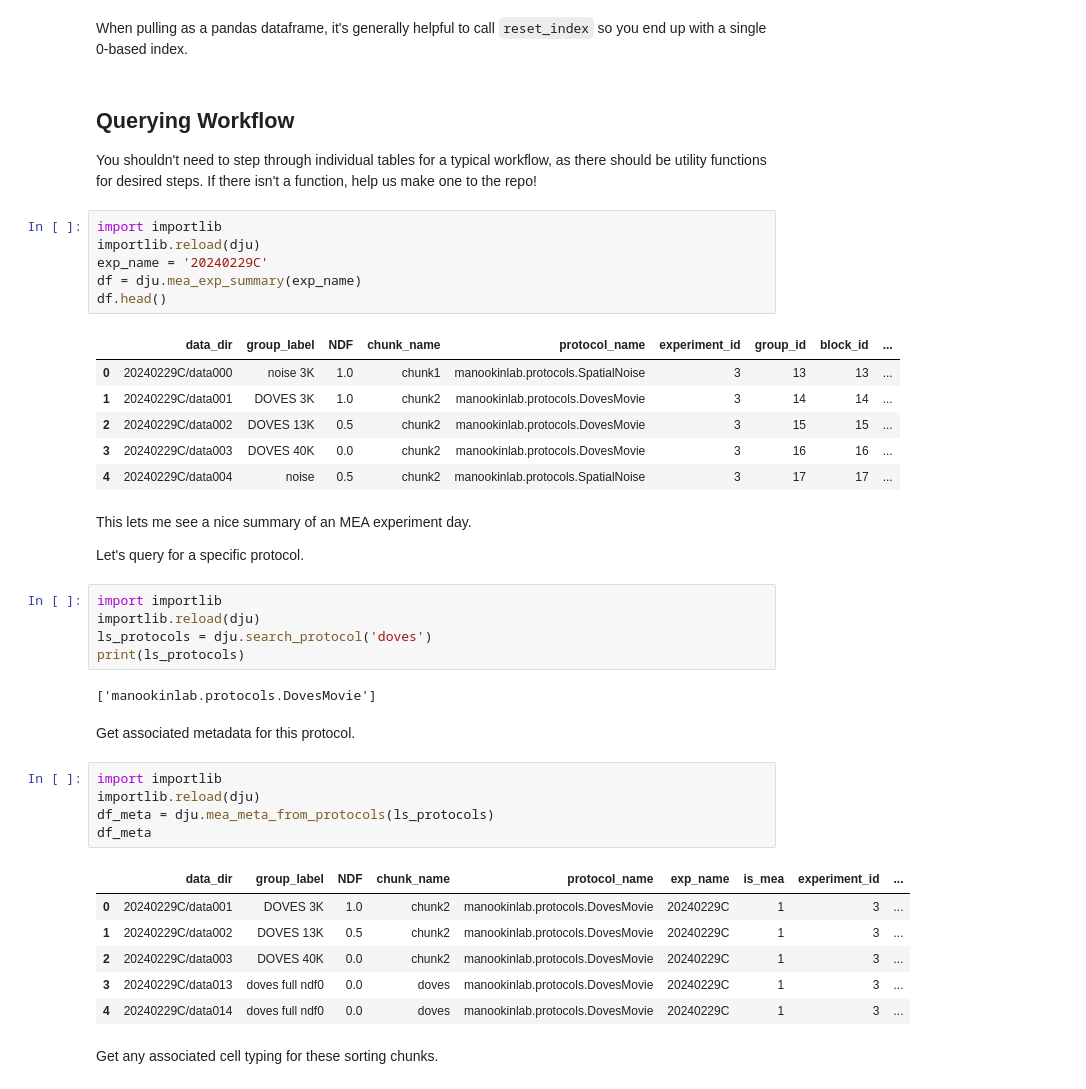
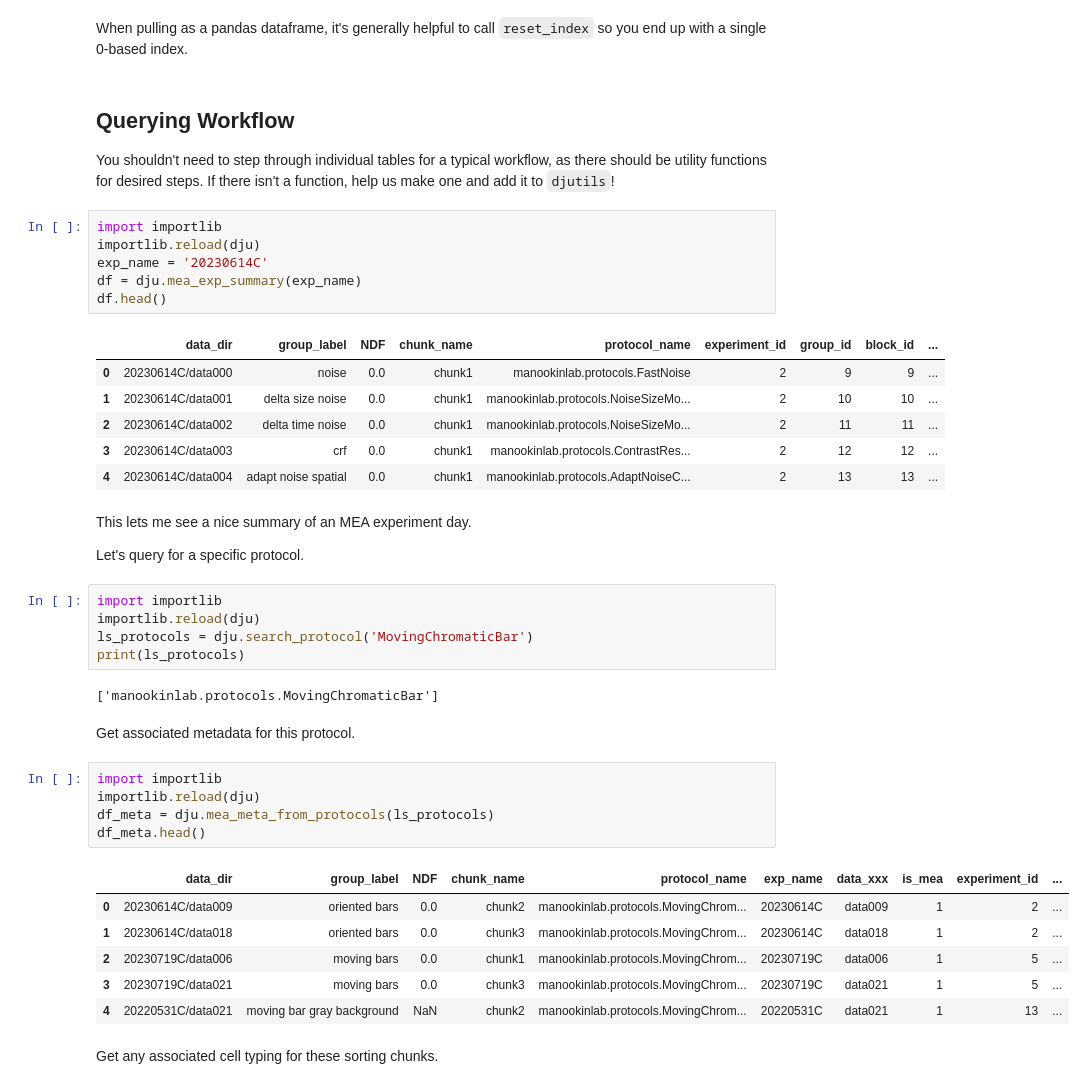
Before and after one commit to vmr160030/datajoint, a Jupyter notebook: nbs/202503_tutorial.ipynb, the cells around one changed output. Drawn from its saved outputs; the diff is of its cells as text.

```diff
--- a/nbs/202503_tutorial.ipynb
+++ b/nbs/202503_tutorial.ipynb
@@ -78,20 +164,20 @@ df.head()
 When pulling as a pandas dataframe, it's generally helpful to call `reset_index` so you end up with a single 0-based index.
 # %% [markdown]
 ## Querying Workflow
-You shouldn't need to step through individual tables for a typical workflow, as there should be utility functions for desired steps. If there isn't a function, help us make one to the repo!
+You shouldn't need to step through individual tables for a typical workflow, as there should be utility functions for desired steps. If there isn't a function, help us make one and add it to `djutils`!
 # %%
 import importlib
 importlib.reload(dju)
-exp_name = '20240229C'
+exp_name = '20230614C'
 df = dju.mea_exp_summary(exp_name)
 df.head()
 # %% [output]
 |  | data_dir | group_label | NDF | chunk_name | protocol_name | experiment_id | group_id | block_id | ... |
-| 0 | 20240229C/data000 | noise 3K | 1.0 | chunk1 | manookinlab.protocols.SpatialNoise | 3 | 13 | 13 | ... |
-| 1 | 20240229C/data001 | DOVES 3K | 1.0 | chunk2 | manookinlab.protocols.DovesMovie | 3 | 14 | 14 | ... |
-| 2 | 20240229C/data002 | DOVES 13K | 0.5 | chunk2 | manookinlab.protocols.DovesMovie | 3 | 15 | 15 | ... |
-| 3 | 20240229C/data003 | DOVES 40K | 0.0 | chunk2 | manookinlab.protocols.DovesMovie | 3 | 16 | 16 | ... |
-| 4 | 20240229C/data004 | noise | 0.5 | chunk2 | manookinlab.protocols.SpatialNoise | 3 | 17 | 17 | ... |
+| 0 | 20230614C/data000 | noise | 0.0 | chunk1 | manookinlab.protocols.FastNoise | 2 | 9 | 9 | ... |
+| 1 | 20230614C/data001 | delta size noise | 0.0 | chunk1 | manookinlab.protocols.NoiseSizeMo... | 2 | 10 | 10 | ... |
+| 2 | 20230614C/data002 | delta time noise | 0.0 | chunk1 | manookinlab.protocols.NoiseSizeMo... | 2 | 11 | 11 | ... |
+| 3 | 20230614C/data003 | crf | 0.0 | chunk1 | manookinlab.protocols.ContrastRes... | 2 | 12 | 12 | ... |
+| 4 | 20230614C/data004 | adapt noise spatial | 0.0 | chunk1 | manookinlab.protocols.AdaptNoiseC... | 2 | 13 | 13 | ... |
 # %% [markdown]
 This lets me see a nice summary of an MEA experiment day.
 
@@ -99,24 +185,24 @@ Let's query for a specific protocol.
 # %%
 import importlib
 importlib.reload(dju)
-ls_protocols = dju.search_protocol('doves')
+ls_protocols = dju.search_protocol('MovingChromaticBar')
 print(ls_protocols)
 # %% [output]
-['manookinlab.protocols.DovesMovie']
+['manookinlab.protocols.MovingChromaticBar']
 # %% [markdown]
 Get associated metadata for this protocol.
 # %%
 import importlib
 importlib.reload(dju)
 df_meta = dju.mea_meta_from_protocols(ls_protocols)
-df_meta
+df_meta.head()
 # %% [output]
-|  | data_dir | group_label | NDF | chunk_name | protocol_name | exp_name | is_mea | experiment_id | ... |
-| 0 | 20240229C/data001 | DOVES 3K | 1.0 | chunk2 | manookinlab.protocols.DovesMovie | 20240229C | 1 | 3 | ... |
-| 1 | 20240229C/data002 | DOVES 13K | 0.5 | chunk2 | manookinlab.protocols.DovesMovie | 20240229C | 1 | 3 | ... |
-| 2 | 20240229C/data003 | DOVES 40K | 0.0 | chunk2 | manookinlab.protocols.DovesMovie | 20240229C | 1 | 3 | ... |
-| 3 | 20240229C/data013 | doves full ndf0 | 0.0 | doves | manookinlab.protocols.DovesMovie | 20240229C | 1 | 3 | ... |
-| 4 | 20240229C/data014 | doves full ndf0 | 0.0 | doves | manookinlab.protocols.DovesMovie | 20240229C | 1 | 3 | ... |
+|  | data_dir | group_label | NDF | chunk_name | protocol_name | exp_name | data_xxx | is_mea | experiment_id | ... |
+| 0 | 20230614C/data009 | oriented bars | 0.0 | chunk2 | manookinlab.protocols.MovingChrom... | 20230614C | data009 | 1 | 2 | ... |
+| 1 | 20230614C/data018 | oriented bars | 0.0 | chunk3 | manookinlab.protocols.MovingChrom... | 20230614C | data018 | 1 | 2 | ... |
+| 2 | 20230719C/data006 | moving bars | 0.0 | chunk1 | manookinlab.protocols.MovingChrom... | 20230719C | data006 | 1 | 5 | ... |
+| 3 | 20230719C/data021 | moving bars | 0.0 | chunk3 | manookinlab.protocols.MovingChrom... | 20230719C | data021 | 1 | 5 | ... |
+| 4 | 20220531C/data021 | moving bar gray background | NaN | chunk2 | manookinlab.protocols.MovingChrom... | 20220531C | data021 | 1 | 13 | ... |
 # %% [markdown]
 Get any associated cell typing for these sorting chunks.
 # %%
```
Also changed, not shown: parts of 22 cells of this notebook, 1 other file.
